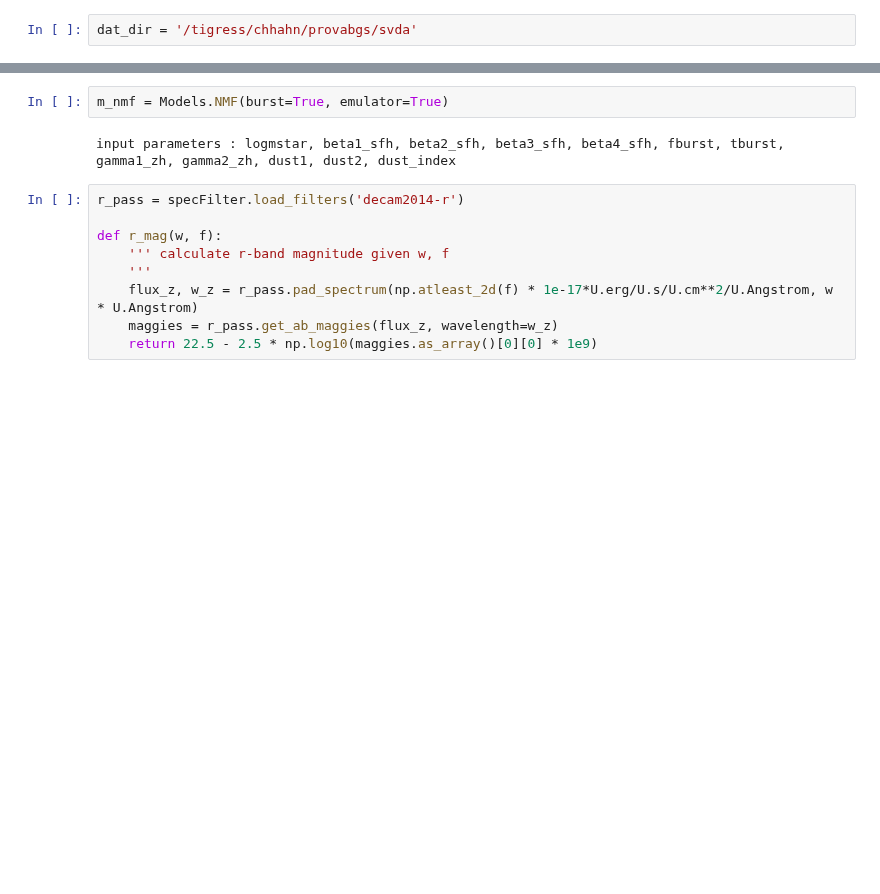
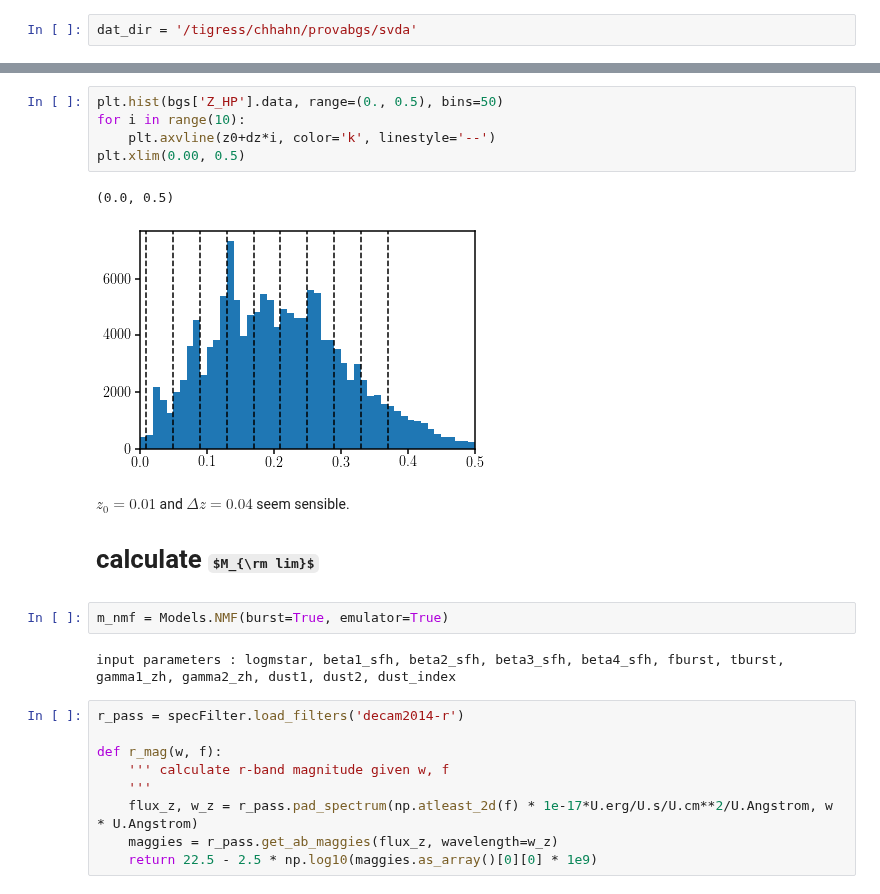
Before and after one commit to changhoonhahn/provabgs, a Jupyter notebook: svda/nb/mstar_completeness.ipynb, the cells around one changed output, grey strips where cells are left out. Saved outputs shown, nothing was run; the diff lists cells and outputs as text; some formulas as TeX source; blank space fills up the shorter version.

```diff
--- a/svda/nb/mstar_completeness.ipynb
+++ b/svda/nb/mstar_completeness.ipynb
@@ -47,3 +81,15 @@ sub.set_ylim(6.5, 13.)
+# %%
+plt.hist(bgs['Z_HP'].data, range=(0., 0.5), bins=50)
+for i in range(10):
+    plt.axvline(z0+dz*i, color='k', linestyle='--')
+plt.xlim(0.00, 0.5)
+# %% [output]
+(0.0, 0.5)
+[figure, added]
+# %% [markdown]
+$z_0 = 0.01$ and $\Delta z = 0.04$ seem sensible.
+
+# calculate $M_{\rm lim}$
 # %%
 m_nmf = Models.NMF(burst=True, emulator=True)
 # %% [output]
```
Also changed, not shown: parts of 17 cells of this notebook, 2 other files.
